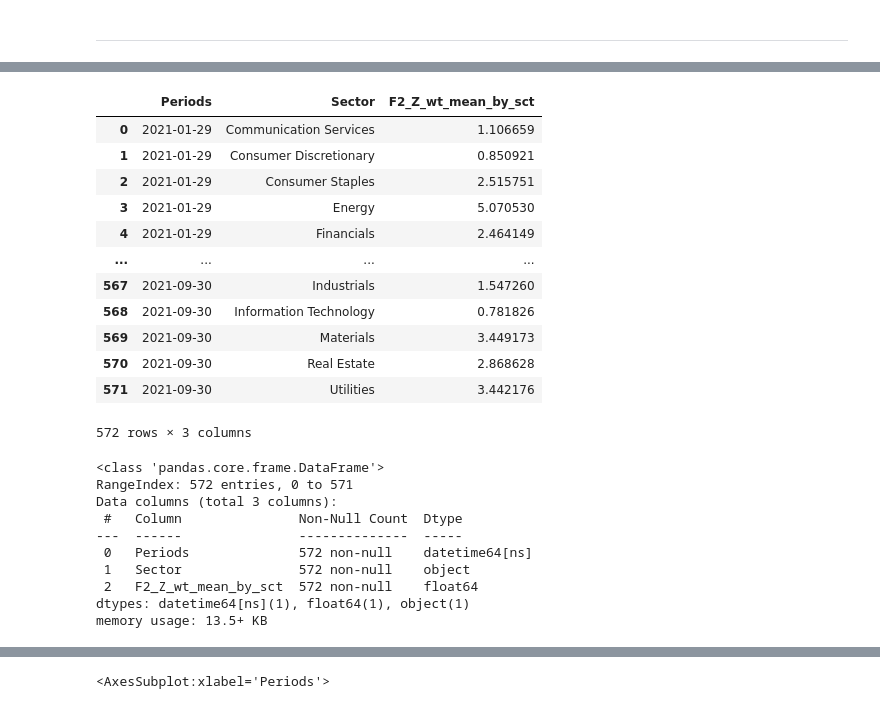
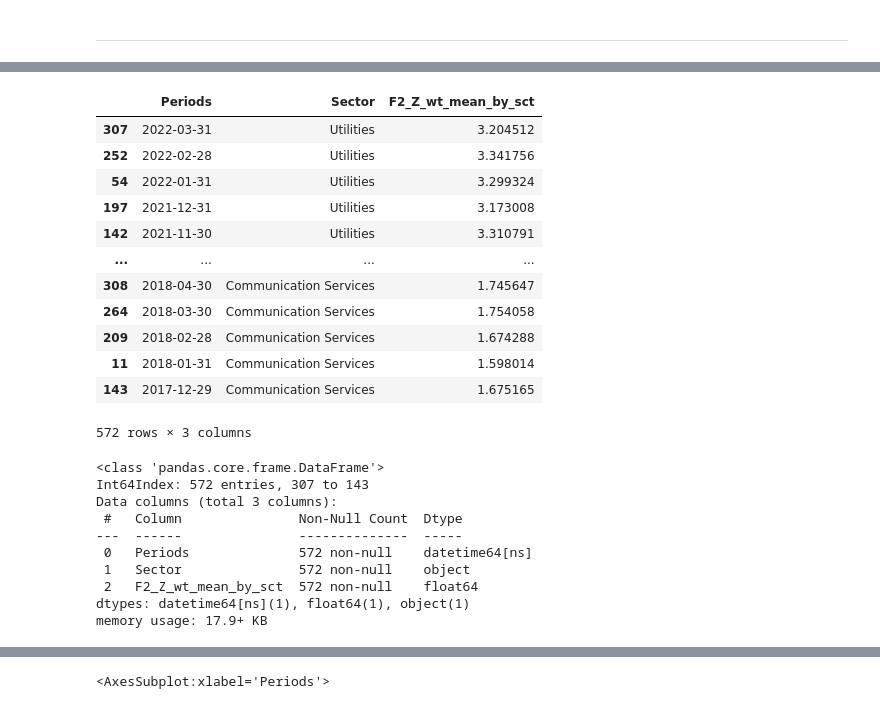
Before and after one commit to Jimin-choi90/python-practice, a Jupyter notebook: TS_practice.ipynb, the cells around one changed output, grey strips where cells are left out. Drawn from its saved outputs; the diff is of its cells as text; code cells hidden in the pictures.

```diff
--- a/TS_practice.ipynb
+++ b/TS_practice.ipynb
@@ -486,33 +523,33 @@ sns.heatmap(pivoted_df_cov_2020, cmap="YlGnBu", ax=ax)
 # %%
 # Q.Periods를 datetime으로 변경했는데도 sorting이 안되어서 rolling할 때와 시계열 그래프 그릴때 날짜 순서가 틀림
 # pd.to_datetime(F2_Z_wt_mean_by_sct['Periods'], format='%m/%d/%Y') <-- 이렇게 하니깐 됨
 
 # 변수의 MA
 
 # 구간별 섹터별 F2 가중평균 계산
 F2_Z_wt_mean_by_sct = merged_df.groupby(['Periods', 'Sector']).apply(w_avg, 'F2', 'MCAP_USD').to_frame('F2_Z_wt_mean_by_sct').reset_index()
 F2_Z_wt_mean_by_sct['Periods'] = pd.to_datetime(F2_Z_wt_mean_by_sct['Periods'], format='%m/%d/%Y')
-F2_Z_wt_mean_by_sct.sort_values(by='Periods', ascending=False)
+F2_Z_wt_mean_by_sct = F2_Z_wt_mean_by_sct.sort_values(by=['Sector', 'Periods'], ascending=False)
 F2_Z_wt_mean_by_sct
 # %% [output]
 |  | Periods | Sector | F2_Z_wt_mean_by_sct |
-| 0 | 2021-01-29 | Communication Services | 1.106659 |
-| 1 | 2021-01-29 | Consumer Discretionary | 0.850921 |
-| 2 | 2021-01-29 | Consumer Staples | 2.515751 |
-| 3 | 2021-01-29 | Energy | 5.070530 |
-| 4 | 2021-01-29 | Financials | 2.464149 |
+| 307 | 2022-03-31 | Utilities | 3.204512 |
+| 252 | 2022-02-28 | Utilities | 3.341756 |
+| 54 | 2022-01-31 | Utilities | 3.299324 |
+| 197 | 2021-12-31 | Utilities | 3.173008 |
+| 142 | 2021-11-30 | Utilities | 3.310791 |
 | ... | ... | ... | ... |
-| 567 | 2021-09-30 | Industrials | 1.547260 |
-| 568 | 2021-09-30 | Information Technology | 0.781826 |
-| 569 | 2021-09-30 | Materials | 3.449173 |
-| 570 | 2021-09-30 | Real Estate | 2.868628 |
-| 571 | 2021-09-30 | Utilities | 3.442176 |
+| 308 | 2018-04-30 | Communication Services | 1.745647 |
+| 264 | 2018-03-30 | Communication Services | 1.754058 |
+| 209 | 2018-02-28 | Communication Services | 1.674288 |
+| 11 | 2018-01-31 | Communication Services | 1.598014 |
+| 143 | 2017-12-29 | Communication Services | 1.675165 |
 572 rows × 3 columns
 # %%
 F2_Z_wt_mean_by_sct.info()
 # %% [output]
 <class 'pandas.core.frame.DataFrame'>
-RangeIndex: 572 entries, 0 to 571
+Int64Index: 572 entries, 307 to 143
 Data columns (total 3 columns):
  #   Column               Non-Null Count  Dtype
 ---  ------               --------------  -----
@@ -520,7 +557,7 @@ Data columns (total 3 columns):
  1   Sector               572 non-null    object
  2   F2_Z_wt_mean_by_sct  572 non-null    float64
 dtypes: datetime64[ns](1), float64(1), object(1)
-memory usage: 13.5+ KB
+memory usage: 17.9+ KB
 # %%
 pivoted_df_ma = F2_Z_wt_mean_by_sct.pivot(index = 'Periods', columns = 'Sector', values = 'F2_Z_wt_mean_by_sct')
 pivoted_df_ma[:7]
```
Also changed, not shown: parts of 17 cells of this notebook, 41 other files.
